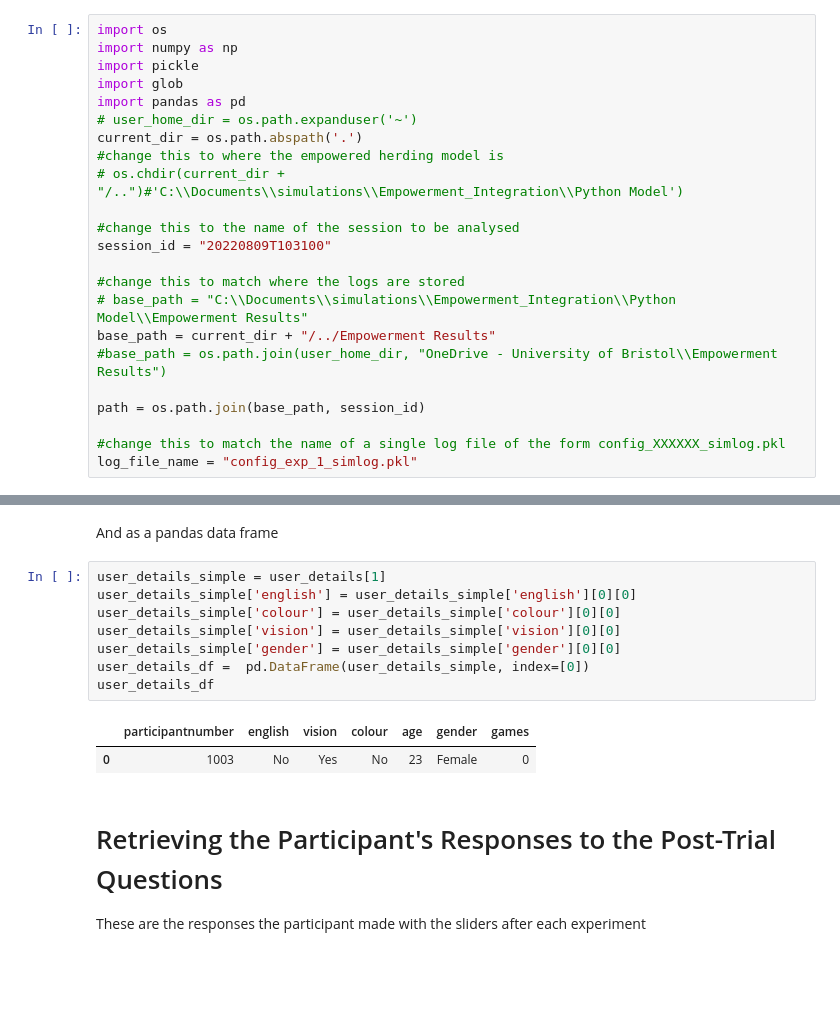
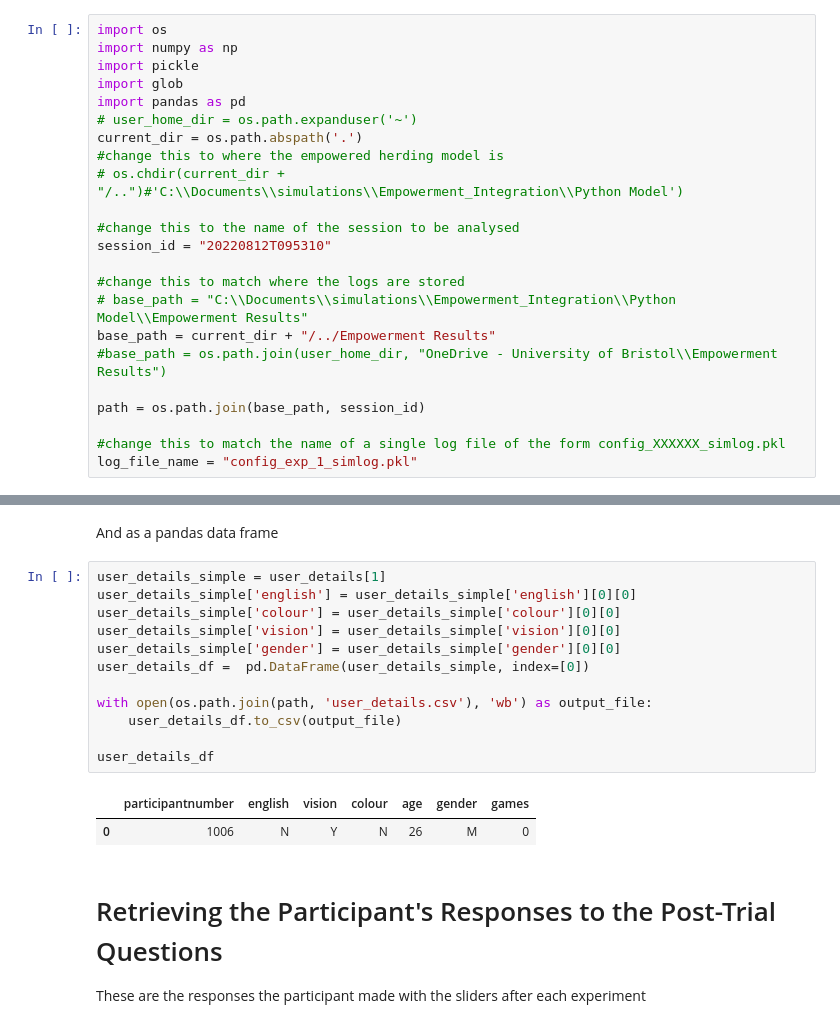
Before and after one commit to TBPhase-Robots/Empowerment_Integration, a Jupyter notebook: Python Model/post_processing/intro_to_logging_and_analysis.ipynb, the cells around one changed output, grey strips where cells are left out. Cells and saved outputs as stored; diff of their text form; blank space fills up the shorter version.

```diff
--- a/Python Model/post_processing/intro_to_logging_and_analysis.ipynb
+++ b/Python Model/post_processing/intro_to_logging_and_analysis.ipynb
@@ -65,7 +65,7 @@ current_dir = os.path.abspath('.')
 # os.chdir(current_dir + "/..")#'C:\\Documents\\simulations\\Empowerment_Integration\\Python Model')
 
 #change this to the name of the session to be analysed
-session_id = "20220809T103100"
+session_id = "20220812T095310"
 
 #change this to match where the logs are stored
 # base_path = "C:\\Documents\\simulations\\Empowerment_Integration\\Python Model\\Empowerment Results"
@@ -113,14 +111,18 @@ And as a pandas data frame
 # %%
 user_details_simple = user_details[1]
 user_details_simple['english'] = user_details_simple['english'][0][0]
 user_details_simple['colour'] = user_details_simple['colour'][0][0]
 user_details_simple['vision'] = user_details_simple['vision'][0][0]
 user_details_simple['gender'] = user_details_simple['gender'][0][0]
 user_details_df =  pd.DataFrame(user_details_simple, index=[0])
+
+with open(os.path.join(path, 'user_details.csv'), 'wb') as output_file:
+    user_details_df.to_csv(output_file)
+
 user_details_df
 # %% [output]
 |  | participantnumber | english | vision | colour | age | gender | games |
-| 0 | 1003 | No | Yes | No | 23 | Female | 0 |
+| 0 | 1006 | N | Y | N | 26 | M | 0 |
 # %% [markdown]
 # Retrieving the Participant's Responses to the Post-Trial Questions
 These are the responses the participant made with the sliders after each experiment
```
Also changed, not shown: parts of 20 cells of this notebook.
